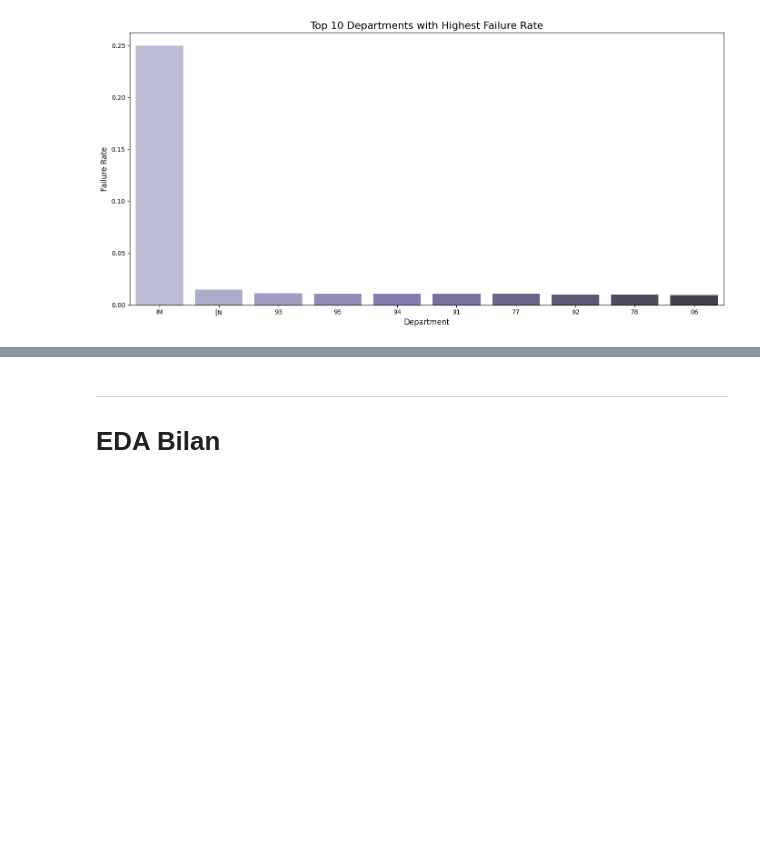
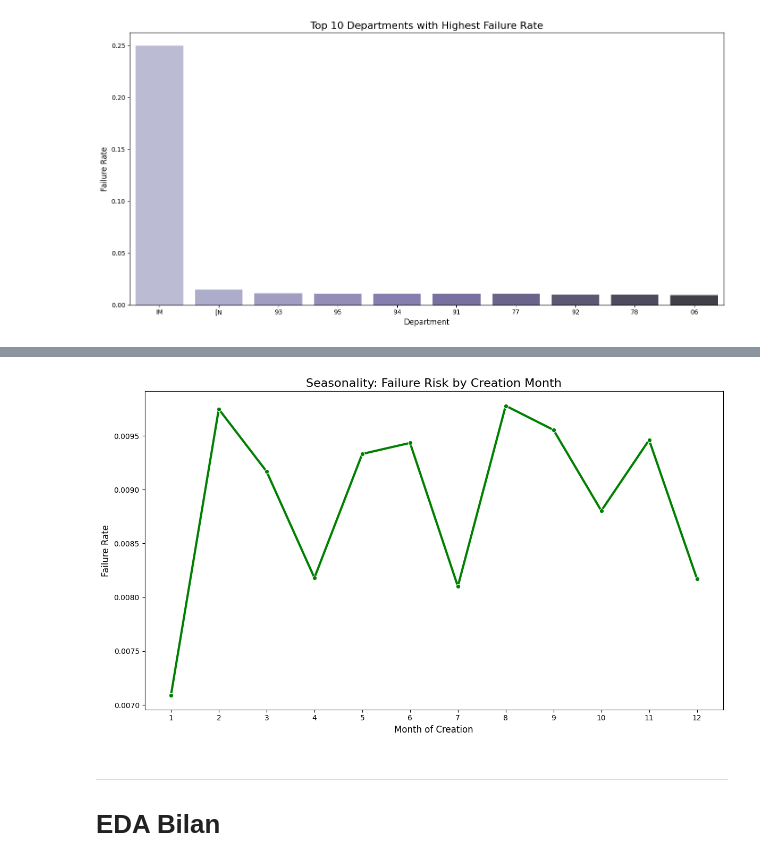
Before and after one commit to ugozchi/AS_Supervised_Learning, a Jupyter notebook: Notebooks/01_EDA.ipynb, the cells around one changed output, grey strips where cells are left out. Cells and saved outputs as stored; diff of their text form; code cells hidden in the pictures; blank space fills up the shorter version.

```diff
--- a/Notebooks/01_EDA.ipynb
+++ b/Notebooks/01_EDA.ipynb
@@ -214,3 +236,21 @@ Passing `palette` without assigning `hue` is deprecated and will be removed in v
+# %%
+# --- Graph 7: Seasonality: Risk by Creation Month ---
+plt.figure(figsize=(12, 7))
+season_pl = (
+    df_demo.group_by("moisCreation")
+    .agg(pl.col("is_failed_in_3y").mean())
+    .sort("moisCreation")
+).to_pandas()
+sns.lineplot(x='moisCreation', y='is_failed_in_3y', data=season_pl, marker='o', color='green', linewidth=3)
+plt.title('Seasonality: Failure Risk by Creation Month', fontsize=16)
+plt.ylabel('Failure Rate', fontsize=12)
+plt.xlabel('Month of Creation', fontsize=12)
+plt.xticks(range(1, 13))
+plt.tight_layout()
+plt.savefig('graph_7_failure_by_month.png')
+plt.show()
+# %% [output]
+[figure, added]
 # %% [markdown]
 ---
 
```
Also changed, not shown: parts of 1 cell of this notebook, 2 other files.
